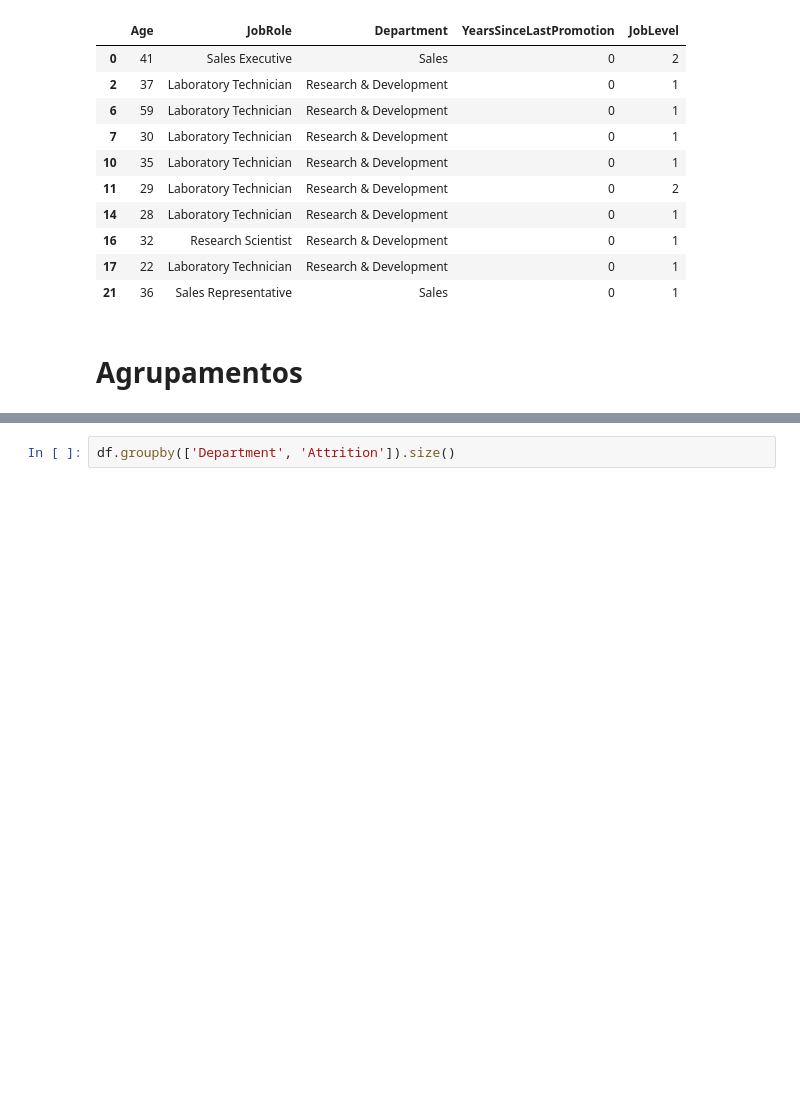
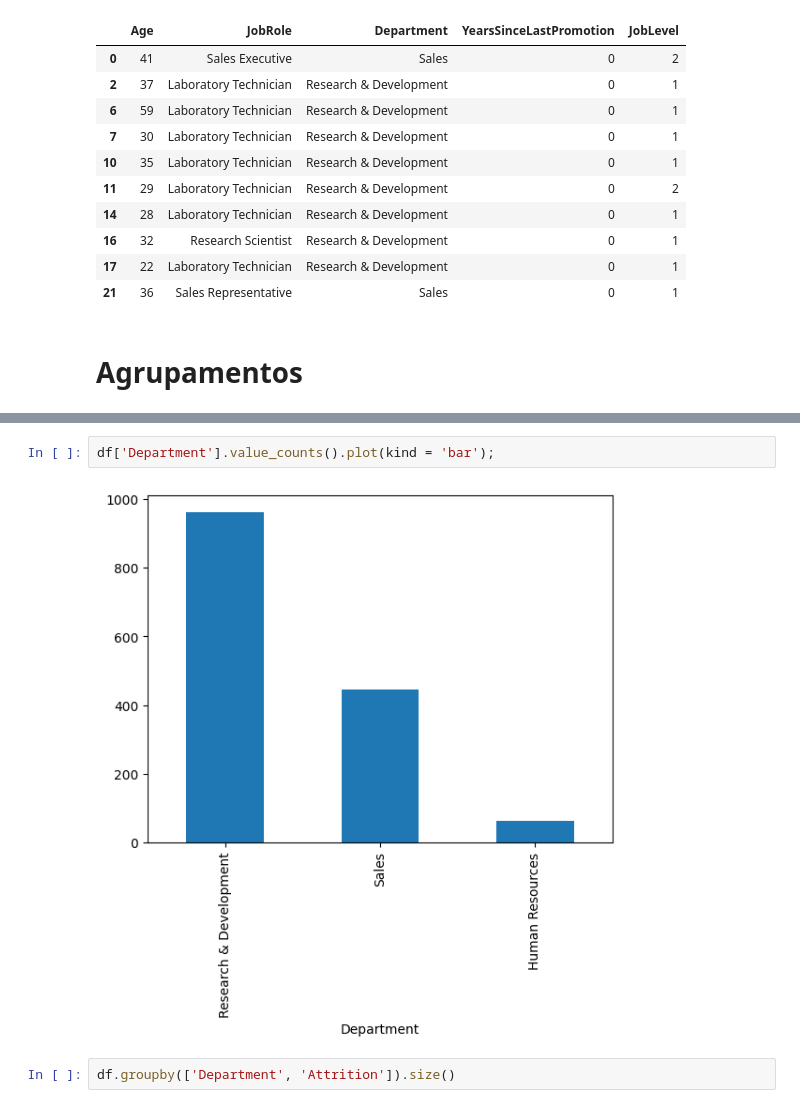
Before and after one commit to stephanyresque/projeto-IBM, a Jupyter notebook: projeto_IBM.ipynb, the cells around one changed output, grey strips where cells are left out. Cells and saved outputs as stored; diff of their text form; blank space fills up the shorter version.

```diff
--- a/projeto_IBM.ipynb
+++ b/projeto_IBM.ipynb
@@ -549,3 +752,7 @@ with pd.option_context('display.max_columns', 35):
+# %%
+df['Department'].value_counts().plot(kind = 'bar');
+# %% [output]
+[figure, added]
 # %%
 df.groupby(['Department', 'Attrition']).size()
 # %% [output]
```
Also changed, not shown: parts of 29 cells of this notebook.
